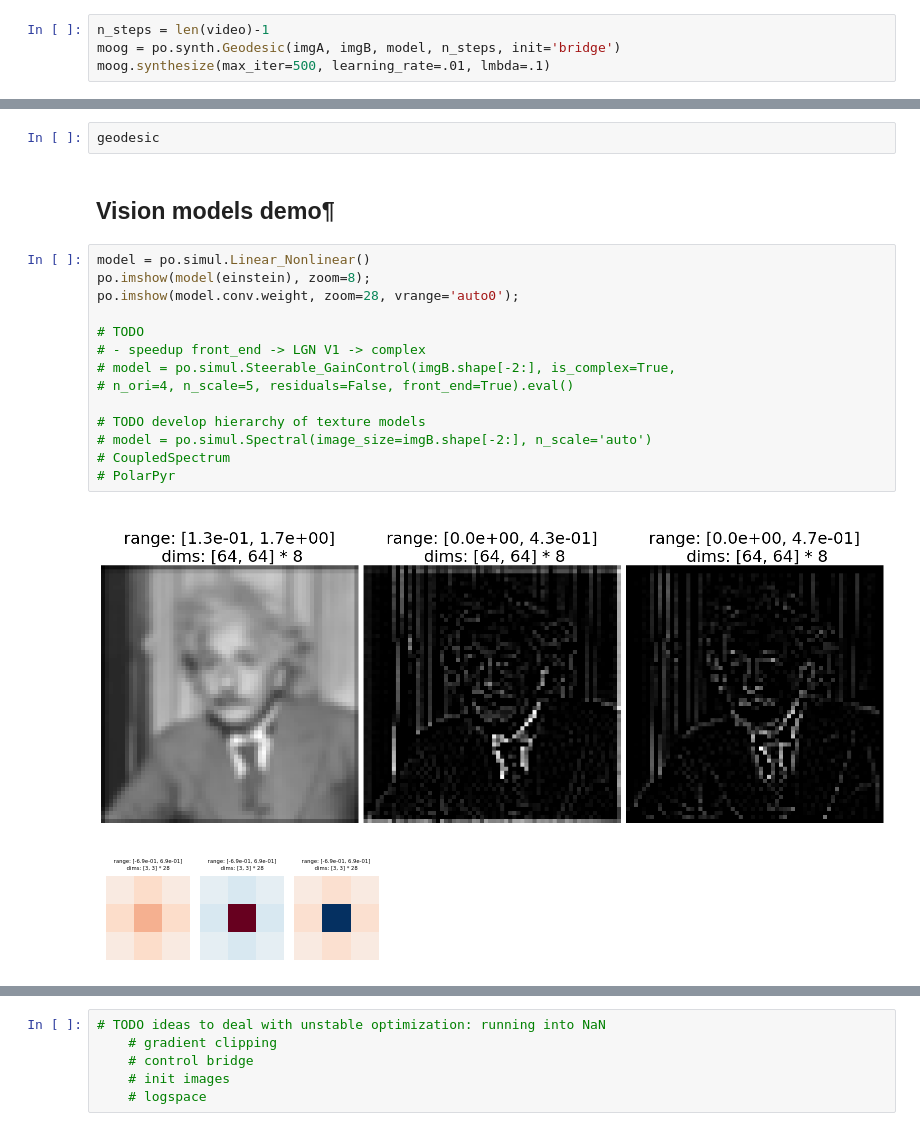
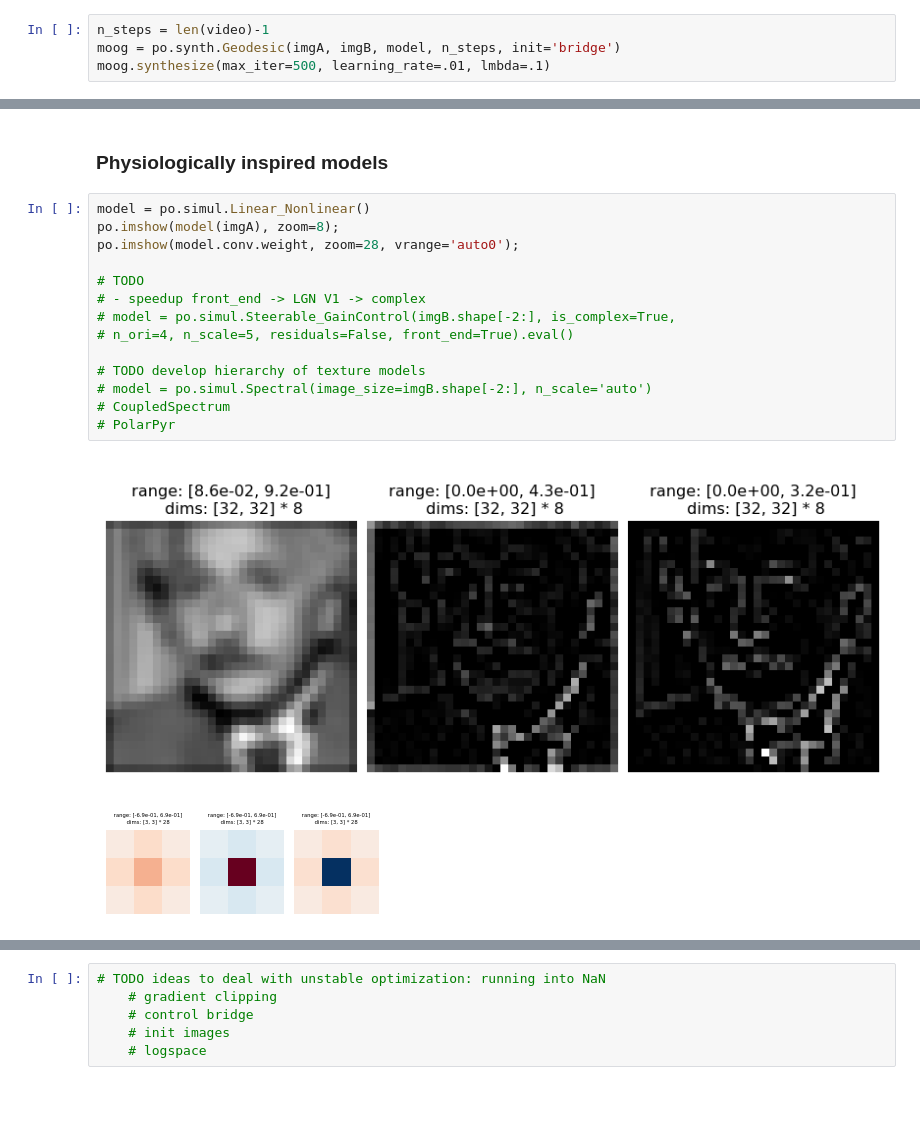
Before and after one commit to plenoptic-org/plenoptic, a Jupyter notebook: examples/05_Geodesics.ipynb, the cells around one changed output, grey strips where cells are left out. Saved outputs shown, nothing was run; the diff lists cells and outputs as text; blank space fills up the shorter version.

```diff
--- a/examples/05_Geodesics.ipynb
+++ b/examples/05_Geodesics.ipynb
@@ -128,23 +129,21 @@ pt.imshow([video[:,h], pixelfade[:,h], geodesic[:,h]],
-# %%
-geodesic
 # %% [markdown]
-## Vision models demo¶
+### Physiologically inspired models
 # %%
 model = po.simul.Linear_Nonlinear()
-po.imshow(model(einstein), zoom=8);
+po.imshow(model(imgA), zoom=8);
 po.imshow(model.conv.weight, zoom=28, vrange='auto0');
 
 # TODO
 # - speedup front_end -> LGN V1 -> complex
 # model = po.simul.Steerable_GainControl(imgB.shape[-2:], is_complex=True,
 # n_ori=4, n_scale=5, residuals=False, front_end=True).eval()
 
 # TODO develop hierarchy of texture models
 # model = po.simul.Spectral(image_size=imgB.shape[-2:], n_scale='auto')
 # CoupledSpectrum
 # PolarPyr
 # %% [output]
-[figure, old version]
+[figure, new version]
 [figure]
 # %%
 n_steps = 10
```
Also changed, not shown: parts of 59 cells of this notebook.
